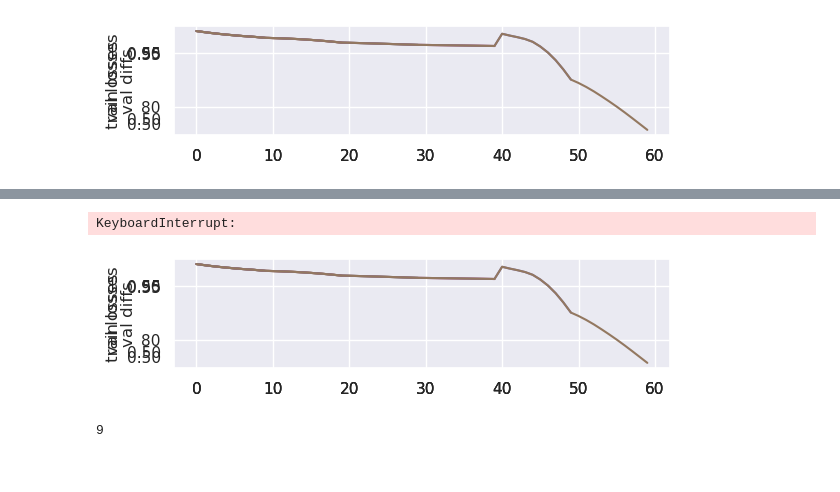
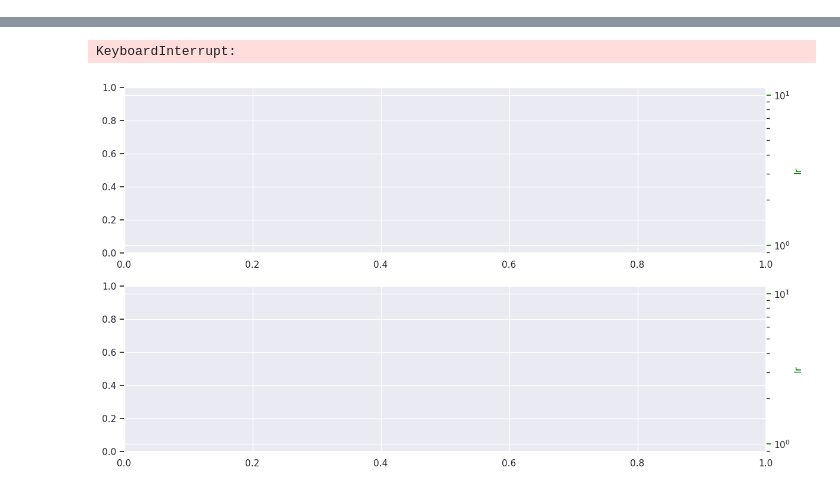
Before and after one commit to timh/nn-202302, a Jupyter notebook: markh_essential_oils.ipynb, the cells around one changed output, grey strips where cells are left out. Drawn from its saved outputs; the diff is of its cells as text; code cells hidden in the pictures.

```diff
--- a/markh_essential_oils.ipynb
+++ b/markh_essential_oils.ipynb
@@ -268,51 +278,68 @@ def show_result(cfg: Config, examples: List[Tuple[torch.Tensor, torch.Tensor]]):
 cfg = Config(compounds_str)
 cfg.setup(num_hidden=3, hidden_size=len(cfg.all_mol_names), lr=1e-4)
 
-num_batches = 100
-batch_size = 100
+num_batches = 10
+batch_size = 1000
 data_train = gen_examples(cfg, num_batches, batch_size)
 data_val = gen_examples(cfg, num_batches, batch_size)
 
 train_losses = list()
 val_losses = list()
 val_diffs = list()
+val_dists = list()
 learning_rates = list()
 
-ax_train_losses = plt.gcf().add_subplot(3, 1, 1)
-ax_val_losses = plt.gcf().add_subplot(3, 1, 2)
-ax_val_diffs = plt.gcf().add_subplot(3, 1, 3)
-ax_train_losses.set_ylabel("train losses")
-ax_val_losses.set_ylabel("val losses")
-ax_val_diffs.set_ylabel("val diffs")
+plt.rcParams["figure.figsize"] = (14, 8) # (w, h)
+
+# fig, ax_val_losses = plt.subplots()
+fig = plt.gcf()
+ax_val_losses = fig.add_subplot(2, 1, 1, label="val losses")
+ax_val_dists = fig.add_subplot(2, 1, 2, label="val dists")
+
+all_axes = [ax_val_losses, ax_val_dists]
+all_axes_lr = [ax.twinx() for ax in all_axes]
+
+color_lr = "green"
+for ax in all_axes_lr:
+    ax.set_yscale("log")
+    ax.set_label("learning rate")
+    ax.tick_params(axis='y', color=color_lr)
+    ax.set_ylabel("lr", color=color_lr)
 
 num_mol = len(cfg.all_mol_names)
-for num_hidden in [5, 6, 7, 8]:
-    for hidden_size in [num_mol * 2, num_mol * 4]:
+for num_hidden in [5]:
+    for hidden_size in [num_mol * 4]:
         cfg.setup(num_hidden=num_hidden, hidden_size=hidden_size, lr=1e-4)
 
         print()
         print(f"num_hidden {num_hidden}, hidden_size {hidden_size}")
-        for lr in [5e-5, 3e-5, 1e-5, 5e-6]:
+        for lr in [5e-5, 3e-5, 1e-5, 5e-6, 3e-6, 1e-6]:
             print(f"lr = {lr} (num_hidden {num_hidden}, hidden_size {hidden_size})")
-            epochs = 100
+            epochs = 5000
             cfg.optim = torch.optim.AdamW(cfg.net.parameters(), lr=lr)
-            tlosses, vlosses, vdiffs = train(cfg, epochs, data_train, data_val)
+
+            tlosses, vlosses, vdists = train(cfg, epochs, data_train, data_val)
+
             train_losses.extend(tlosses)
             val_losses.extend(vlosses)
-            val_diffs.extend(vdiffs)
+            val_dists.extend(vdists)
             learning_rates.extend([lr] * epochs)
 
-            # pd = pandas.DataFrame(data={#'train loss': train_losses,
-            #                             #'val loss': val_losses,
-            #                             #'learning rate': learning_rates,
-            #                             'val diffs': val_diffs})
-            # g = sns.FacetGrid(pd)
-            # sns.relplot(data=pd)
-            ax_train_losses.plot(train_losses)
-            ax_val_losses.plot(val_losses)
-            ax_val_diffs.plot(val_diffs)
+            all_vals = [val_losses, val_dists]
 
+            for axes, axes_lr, vals in zip(all_axes, all_axes_lr, all_vals):
+                axes.clear()
+                axes.plot(vals, label=axes.get_label())
+                lines, labels = axes.get_legend_handles_labels()
+
+                axes_lr.clear()
+                axes_lr.plot(learning_rates, color=color_lr, label=axes_lr.get_label())
+                lines_lr, labels_lr = axes_lr.get_legend_handles_labels()
+
+                axes.legend(lines_lr + lines, labels_lr + labels, loc=0)
+
+
+            # fig.tight_layout()
             display.clear_output(True)
-            display.display(plt.gcf())
+            display.display(fig)
 # %% [output]
-[figure, old version]
@@ -320,6 +350,2 @@ lr = 1e-05 (num_hidden 2, hidden_size 18)
 KeyboardInterrupt:
-[figure, removed]
+[figure, new version]
-# %%
-len(cfg.all_mol_names)
-# %% [output]
-9
```
Also changed, not shown: parts of 4 cells of this notebook.
